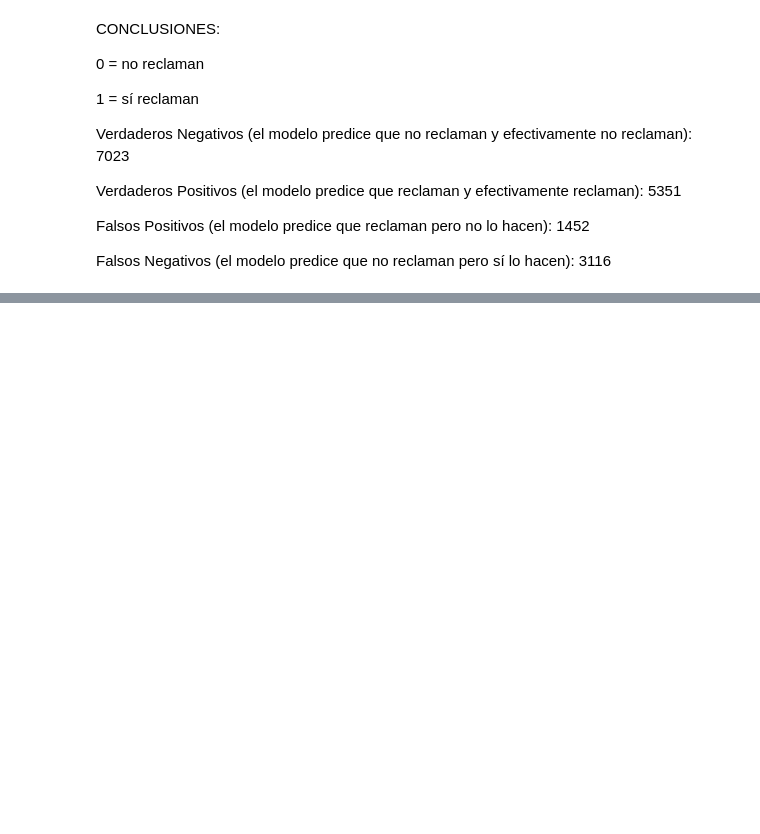
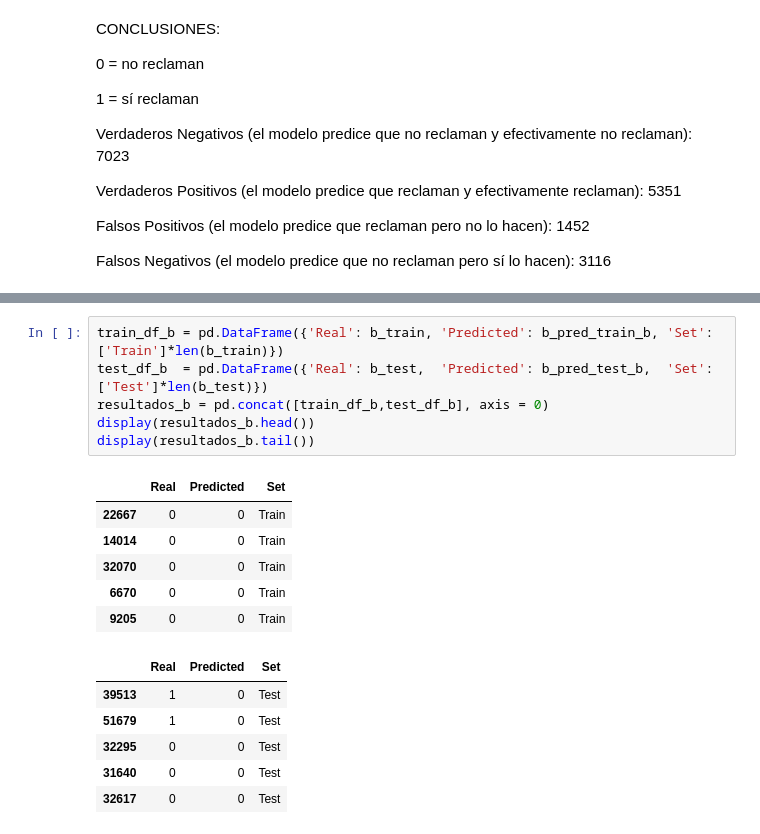
Before and after one commit to NataliaBarquin/Adalab_Pair_programming_5_machine_learning, a Jupyter notebook: Pair_RLO3_Ajuste.ipynb, the cells around one changed output, grey strips where cells are left out. Cells and saved outputs as stored; diff of their text form; blank space fills up the shorter version.

```diff
--- a/Pair_RLO3_Ajuste.ipynb
+++ b/Pair_RLO3_Ajuste.ipynb
@@ -103,0 +128,19 @@ Falsos Negativos (el modelo predice que no reclaman pero sí lo hacen): 3116
+# %%
+train_df_b = pd.DataFrame({'Real': b_train, 'Predicted': b_pred_train_b, 'Set': ['Train']*len(b_train)})
+test_df_b  = pd.DataFrame({'Real': b_test,  'Predicted': b_pred_test_b,  'Set': ['Test']*len(b_test)})
+resultados_b = pd.concat([train_df_b,test_df_b], axis = 0)
+display(resultados_b.head())
+display(resultados_b.tail())
+# %% [output]
+|  | Real | Predicted | Set |
+| 22667 | 0 | 0 | Train |
+| 14014 | 0 | 0 | Train |
+| 32070 | 0 | 0 | Train |
+| 6670 | 0 | 0 | Train |
+| 9205 | 0 | 0 | Train |
+|  | Real | Predicted | Set |
+| 39513 | 1 | 0 | Test |
+| 51679 | 1 | 0 | Test |
+| 32295 | 0 | 0 | Test |
+| 31640 | 0 | 0 | Test |
+| 32617 | 0 | 0 | Test |
```
Also changed, not shown: parts of 12 cells of this notebook, 5 other files.
